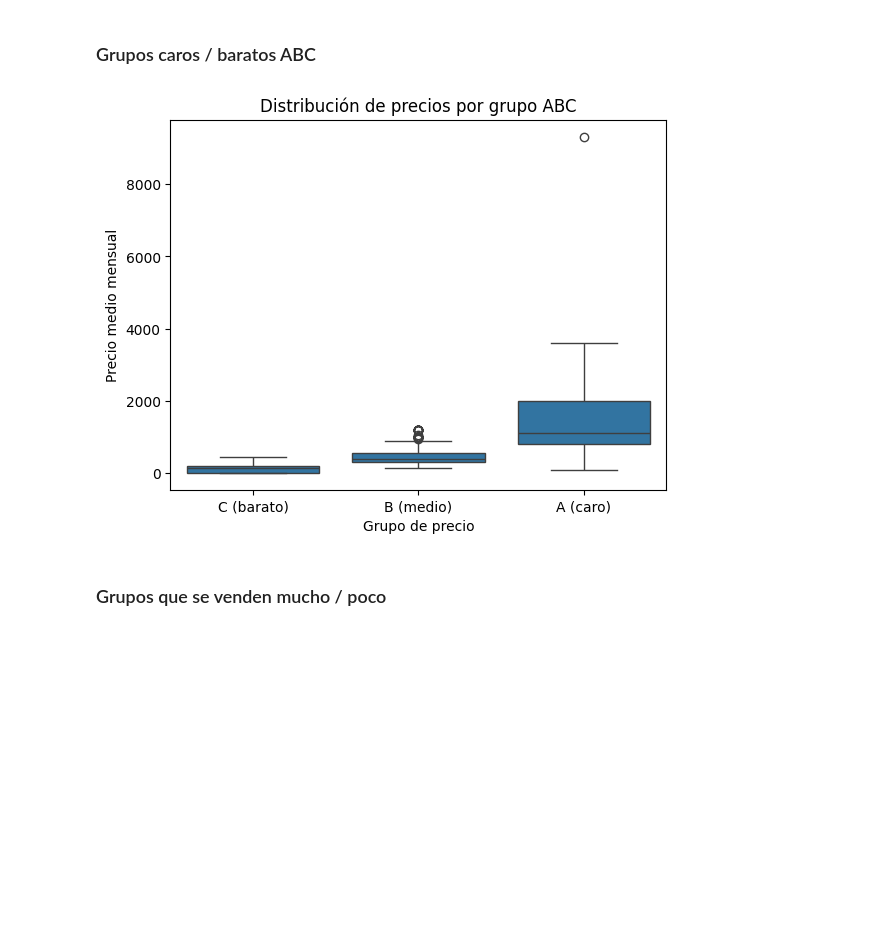
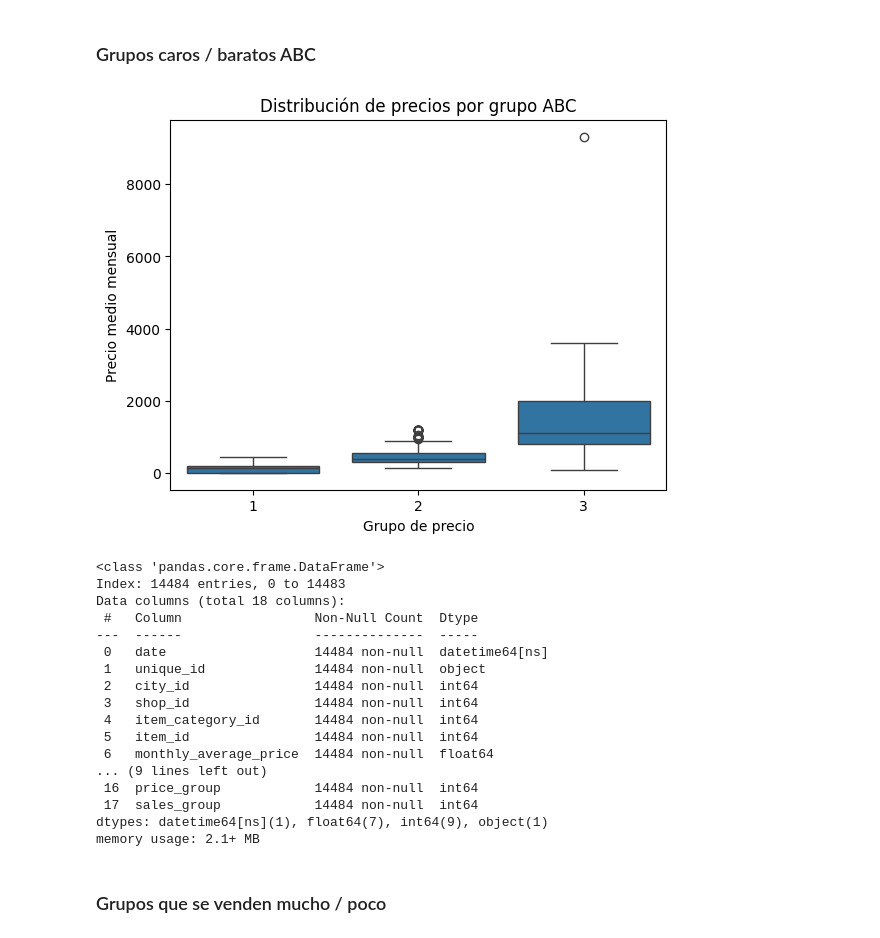
Before and after one commit to leoaguado/E3_Unsupervised_Machine_Learning, a Jupyter notebook: ML_time_series.ipynb, the cells around one changed output. Drawn from its saved outputs; the diff is of its cells as text; code cells hidden in the pictures; blank space fills up the shorter version.

```diff
--- a/ML_time_series.ipynb
+++ b/ML_time_series.ipynb
@@ -529,18 +557,41 @@ plt.show()
 # %% [markdown]
 ### Grupos caros / baratos ABC
 # %%
+#TODO Revisar
 price_avg = df_features.groupby("item_id")["monthly_average_price"].mean()
-price_labels = pd.qcut(price_avg, q=3, labels=["C (barato)", "B (medio)", "A (caro)"])
+price_labels = pd.qcut(price_avg, q=3, labels=[1,2,3])
 
 df_features["price_group"] = df_features["item_id"].map(price_labels)
+df_features["price_group"] = df_features["price_group"].astype(int)
 
 sns.boxplot(x="price_group", y="monthly_average_price", data=df_features)
 plt.title("Distribución de precios por grupo ABC")
 plt.xlabel("Grupo de precio")
 plt.ylabel("Precio medio mensual")
 plt.show()
+
+#print(price_labels)
+
+df_features.info()
 # %% [output]
-[figure, old version]
+[figure, new version]
+<class 'pandas.core.frame.DataFrame'>
+Index: 14484 entries, 0 to 14483
+Data columns (total 18 columns):
+ #   Column                 Non-Null Count  Dtype
+---  ------                 --------------  -----
+ 0   date                   14484 non-null  datetime64[ns]
+ 1   unique_id              14484 non-null  object
+ 2   city_id                14484 non-null  int64
+ 3   shop_id                14484 non-null  int64
+ 4   item_category_id       14484 non-null  int64
+ 5   item_id                14484 non-null  int64
+ 6   monthly_average_price  14484 non-null  float64
+... (9 lines left out)
+ 16  price_group            14484 non-null  int64
+ 17  sales_group            14484 non-null  int64
+dtypes: datetime64[ns](1), float64(7), int64(9), object(1)
+memory usage: 2.1+ MB
 # %% [markdown]
 ### Grupos que se venden mucho / poco
 # %%
```
Also changed, not shown: parts of 29 cells of this notebook.
